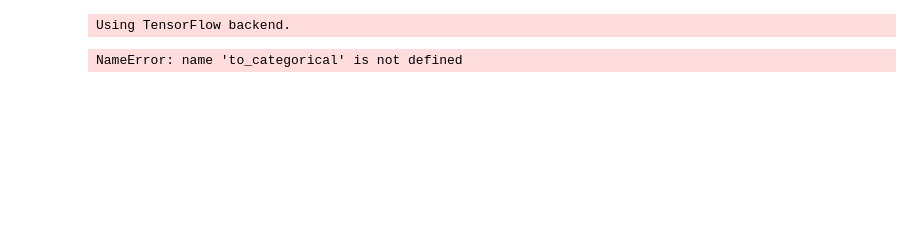
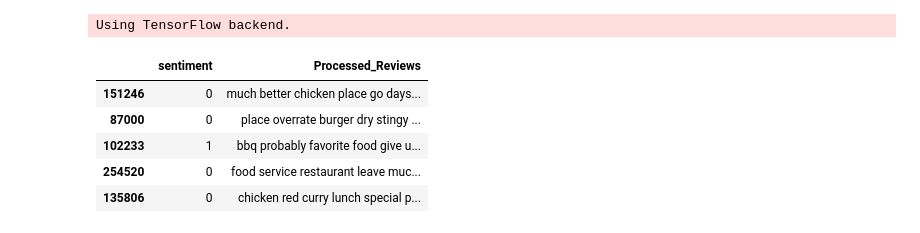
Before and after one commit to Harvey1973/Yelp-data-challenge, a Jupyter notebook: CNN/CNN.ipynb, the cells around one changed output. Cells and saved outputs as stored; diff of their text form; code cells hidden in the pictures; blank space fills up the shorter version.

```diff
--- a/CNN/CNN.ipynb
+++ b/CNN/CNN.ipynb
@@ -18,13 +13,25 @@ test = df.drop(train.index)
-# %%
-max_features = 6000
-tokenizer = Tokenizer(num_words=max_features)
-tokenizer.fit_on_texts(train['Processed_Reviews'])
-list_tokenized_train = tokenizer.texts_to_sequences(train['Processed_Reviews'])
-
-maxlen = 130
-X_t = pad_sequences(list_tokenized_train, maxlen=maxlen)
-y = to_categorical(train['sentiment'])
-# %% [output]
-NameError: name 'to_categorical' is not defined
+# %%
+df = pd.read_csv("/home/ec2-user/Data/restuarant_review_balanced.csv")
+train = df.sample(frac = 0.8,random_state = 200)
+test = df.drop(train.index)
+train.drop('stars',axis = 1,inplace = True)
+test.drop('stars',axis = 1,inplace = True)
+positive_train = train[train['sentiment'] == 1]
+negative_train = train[train['sentiment'] == 0]
+print(positive_train.shape)
+print(negative_train.shape)
+positive_test = test[test['sentiment'] == 1]
+negative_test = test[test['sentiment'] == 0]
+print(positive_test.shape)
+print(negative_test.shape)
+# %%
+train.head()
+# %% [output]
+|  | sentiment | Processed_Reviews |
+| 151246 | 0 | much better chicken place go days... |
+| 87000 | 0 | place overrate burger dry stingy ... |
+| 102233 | 1 | bbq probably favorite food give u... |
+| 254520 | 0 | food service restaurant leave muc... |
+| 135806 | 0 | chicken red curry lunch special p... |
 # %%
 # %% [output]
```
Also changed, not shown: parts of 13 cells of this notebook, 15 other files.
